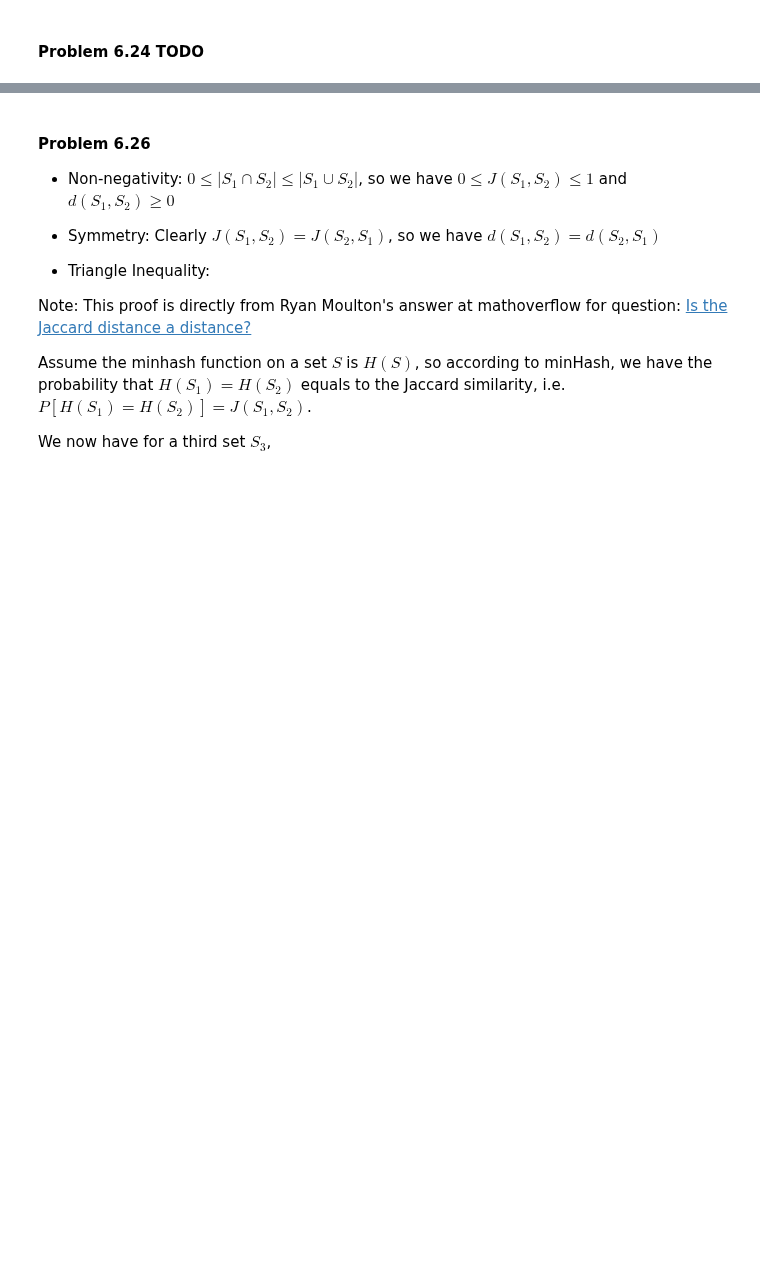
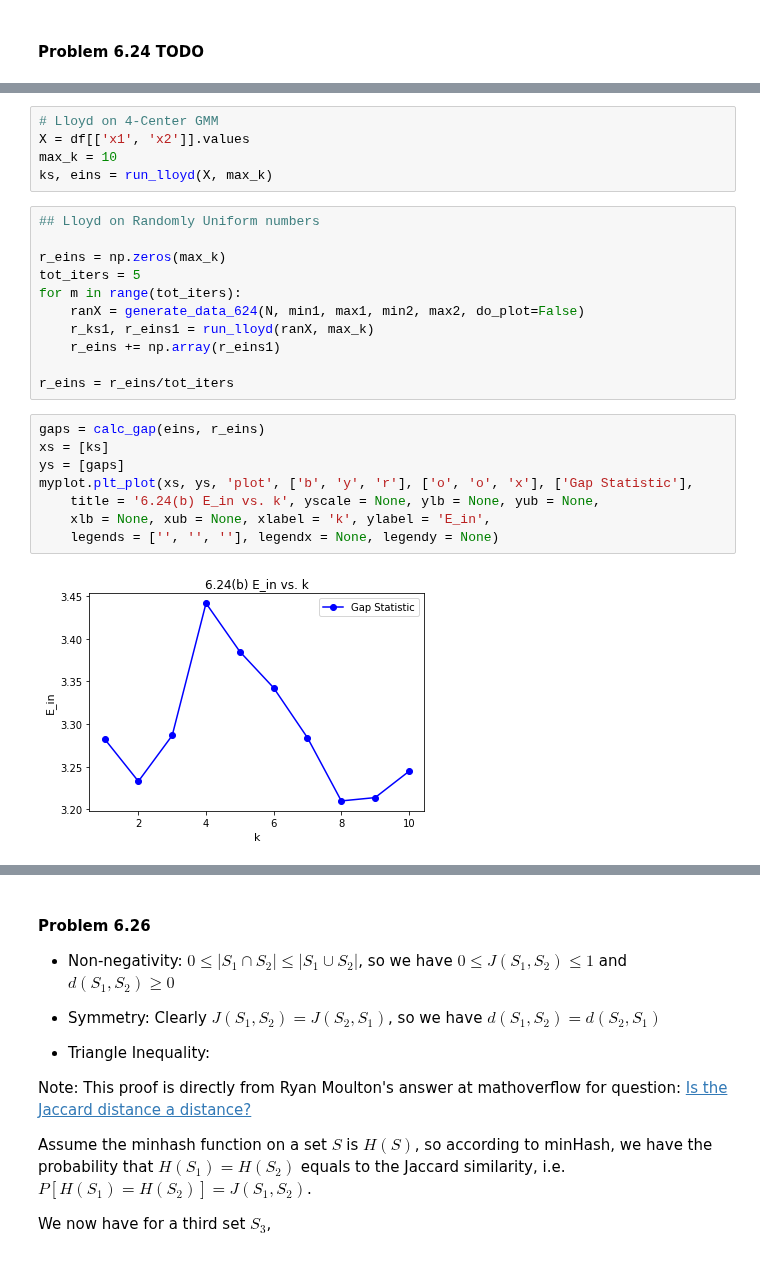
Before and after one commit to niuers/Learning-From-Data-A-Short-Course, a Jupyter notebook: Solutions to Chapter 6 Exercises and Problems.ipynb, the cells around one changed output, grey strips where cells are left out. Saved outputs shown, nothing was run; the diff lists cells and outputs as text; blank space fills up the shorter version.

```diff
--- a/Solutions to Chapter 6 Exercises and Problems.ipynb
+++ b/Solutions to Chapter 6 Exercises and Problems.ipynb
@@ -1552,0 +1680,26 @@ f &= \text{sign}\left(\sum^k_{j=1}p_j\mathcal{N}(\mu_j;\Sigma_j)\pi_j - \sum^k_{
+# %%
+# Lloyd on 4-Center GMM
+X = df[['x1', 'x2']].values
+max_k = 10
+ks, eins = run_lloyd(X, max_k)
+# %%
+## Lloyd on Randomly Uniform numbers
+
+r_eins = np.zeros(max_k)
+tot_iters = 5
+for m in range(tot_iters):
+    ranX = generate_data_624(N, min1, max1, min2, max2, do_plot=False)
+    r_ks1, r_eins1 = run_lloyd(ranX, max_k)
+    r_eins += np.array(r_eins1)
+
+r_eins = r_eins/tot_iters
+# %%
+gaps = calc_gap(eins, r_eins)
+xs = [ks]
+ys = [gaps]
+myplot.plt_plot(xs, ys, 'plot', ['b', 'y', 'r'], ['o', 'o', 'x'], ['Gap Statistic'],
+    title = '6.24(b) E_in vs. k', yscale = None, ylb = None, yub = None,
+    xlb = None, xub = None, xlabel = 'k', ylabel = 'E_in',
+    legends = ['', '', ''], legendx = None, legendy = None)
+# %% [output]
+[figure, added]
```
Also changed, not shown: parts of 16 cells of this notebook, 2 other files.
